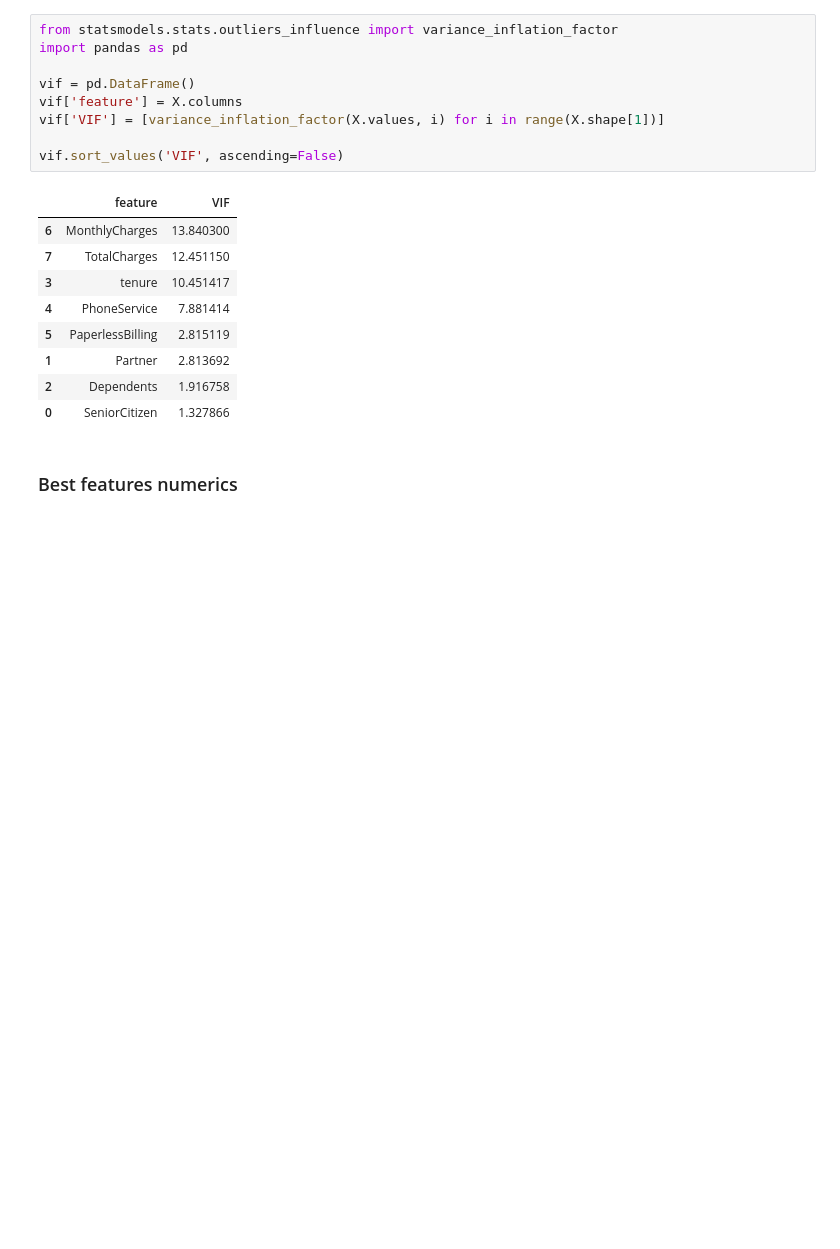
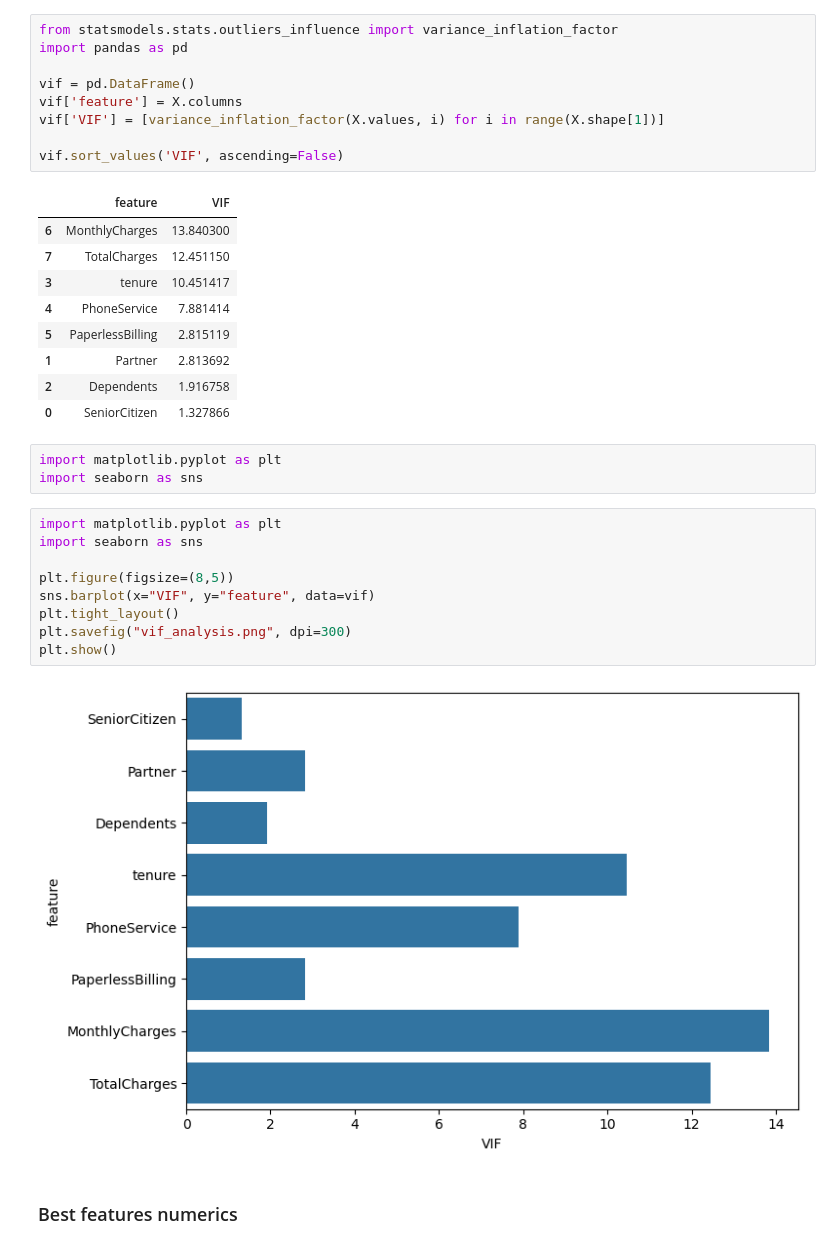
Before and after one commit to JessePMelo/Telco-Customer-Churn, a Jupyter notebook: data_science/notebooks/01_lab_exploration.ipynb, the cells around one changed output. Drawn from its saved outputs; the diff is of its cells as text; blank space fills up the shorter version.

Commit message:
add graph vif dor upwork

```diff
--- a/data_science/notebooks/01_lab_exploration.ipynb
+++ b/data_science/notebooks/01_lab_exploration.ipynb
@@ -335,6 +335,20 @@ vif.sort_values('VIF', ascending=False)
 | 1 | Partner | 2.813692 |
 | 2 | Dependents | 1.916758 |
 | 0 | SeniorCitizen | 1.327866 |
+# %%
+import matplotlib.pyplot as plt
+import seaborn as sns
+# %%
+import matplotlib.pyplot as plt
+import seaborn as sns
+
+plt.figure(figsize=(8,5))
+sns.barplot(x="VIF", y="feature", data=vif)
+plt.tight_layout()
+plt.savefig("vif_analysis.png", dpi=300)
+plt.show()
+# %% [output]
+[figure, added]
 # %% [markdown]
 ### Best features numerics
 # %%
```
Also changed, not shown: parts of 45 cells of this notebook.
